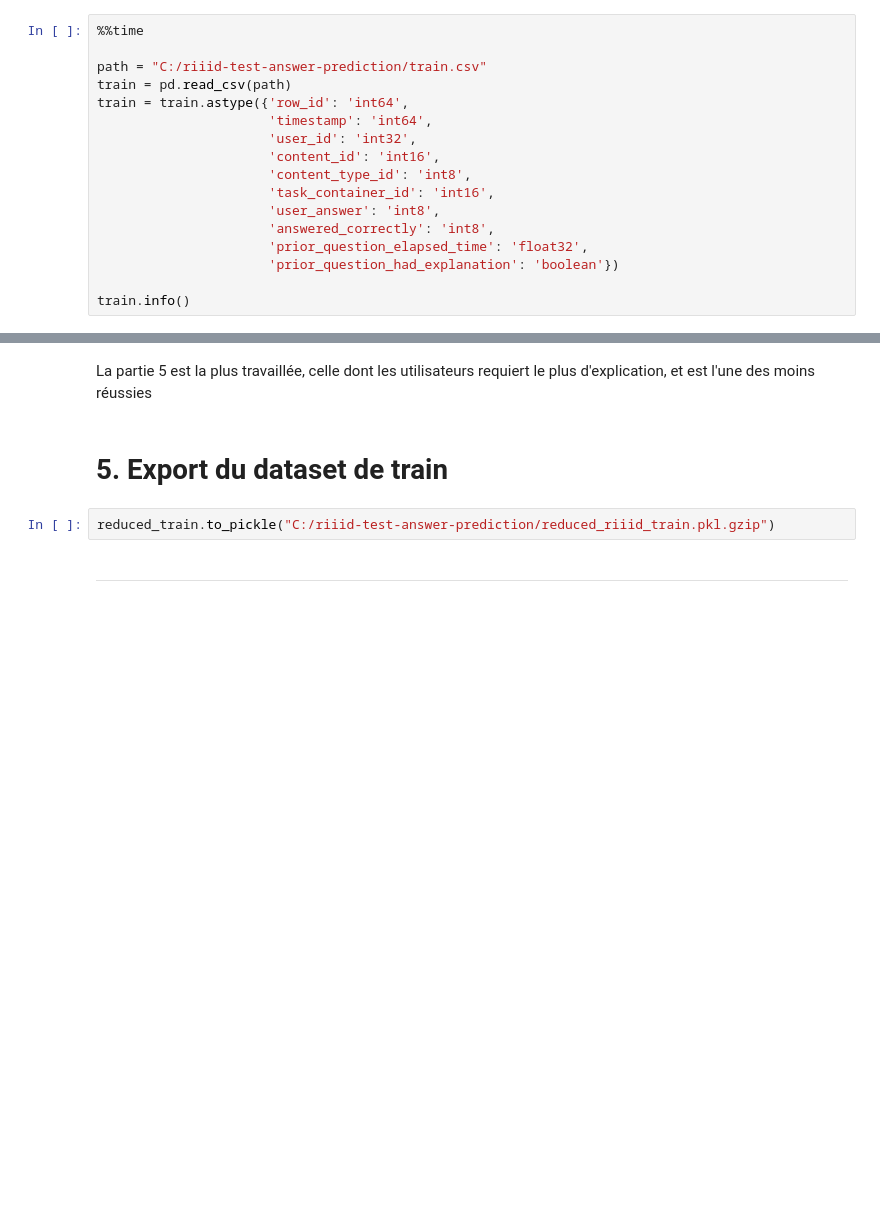
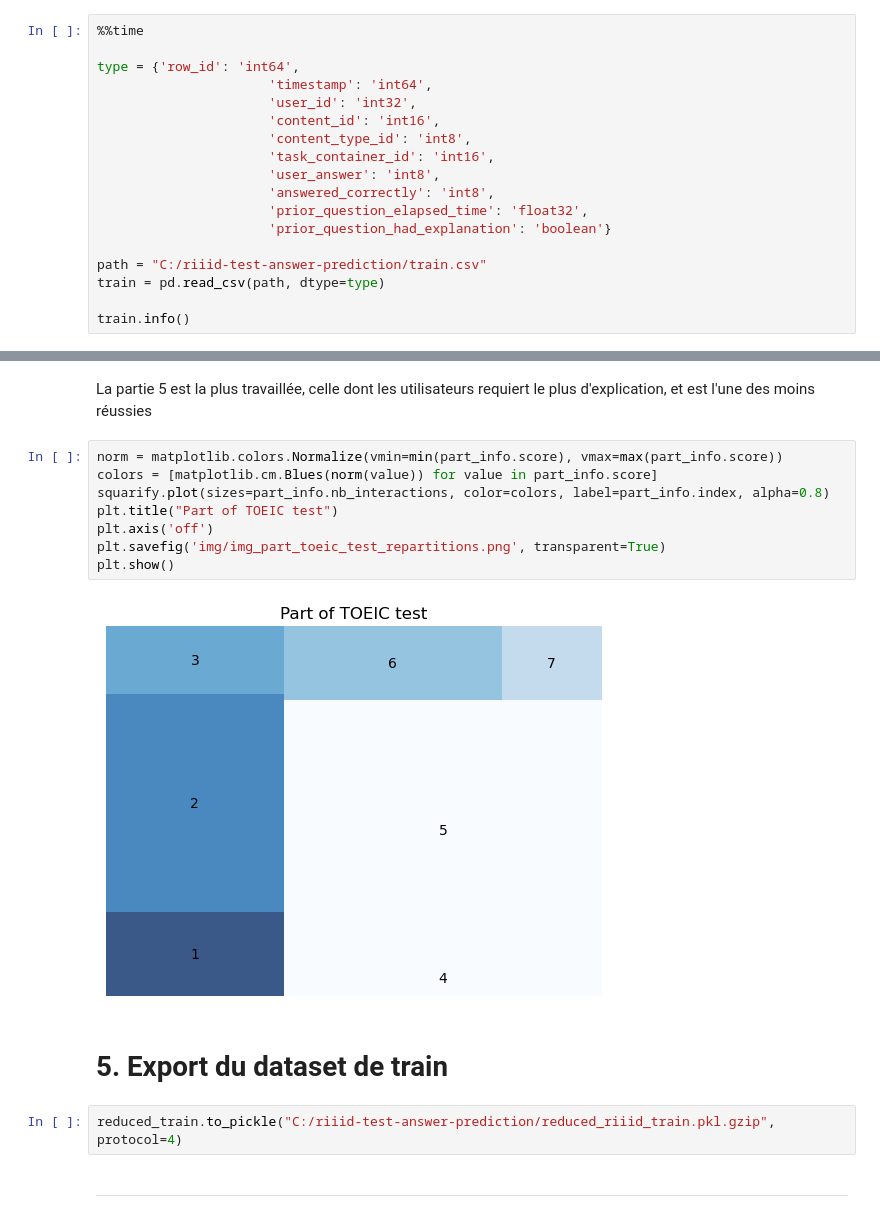
Before and after one commit to Adrian1903/Participez-a-une-competition-Kaggle, a Jupyter notebook: dev/01_nettoyage.ipynb, the cells around one changed output, grey strips where cells are left out. Cells and saved outputs as stored; diff of their text form; blank space fills up the shorter version.

Commit message:
Treemap part of TOEIC

```diff
--- a/dev/01_nettoyage.ipynb
+++ b/dev/01_nettoyage.ipynb
@@ -26,9 +29,7 @@ from functions import *
 # %%
 %%time
 
-path = "C:/riiid-test-answer-prediction/train.csv"
-train = pd.read_csv(path)
-train = train.astype({'row_id': 'int64',
+type = {'row_id': 'int64',
                       'timestamp': 'int64',
                       'user_id': 'int32',
                       'content_id': 'int16',
@@ -37,7 +38,10 @@ train = train.astype({'row_id': 'int64',
                       'user_answer': 'int8',
                       'answered_correctly': 'int8',
                       'prior_question_elapsed_time': 'float32',
-                      'prior_question_had_explanation': 'boolean'})
+                      'prior_question_had_explanation': 'boolean'}
+
+path = "C:/riiid-test-answer-prediction/train.csv"
+train = pd.read_csv(path, dtype=type)
 
 train.info()
 # %% [output]
@@ -340,9 +358,19 @@ Wall time: 2.3 s
 | 7 | 1504684 | 63 | 79.0 |
 # %% [markdown]
 La partie 5 est la plus travaillée, celle dont les utilisateurs requiert le plus d'explication, et est l'une des moins réussies
+# %%
+norm = matplotlib.colors.Normalize(vmin=min(part_info.score), vmax=max(part_info.score))
+colors = [matplotlib.cm.Blues(norm(value)) for value in part_info.score]
+squarify.plot(sizes=part_info.nb_interactions, color=colors, label=part_info.index, alpha=0.8)
+plt.title("Part of TOEIC test")
+plt.axis('off')
+plt.savefig('img/img_part_toeic_test_repartitions.png', transparent=True)
+plt.show()
+# %% [output]
+[figure, added]
 # %% [markdown]
 # 5. Export du dataset de train
 # %%
-reduced_train.to_pickle("C:/riiid-test-answer-prediction/reduced_riiid_train.pkl.gzip")
+reduced_train.to_pickle("C:/riiid-test-answer-prediction/reduced_riiid_train.pkl.gzip", protocol=4)
 # %% [markdown]
 ---
```
Also changed, not shown: parts of 7 cells of this notebook.
